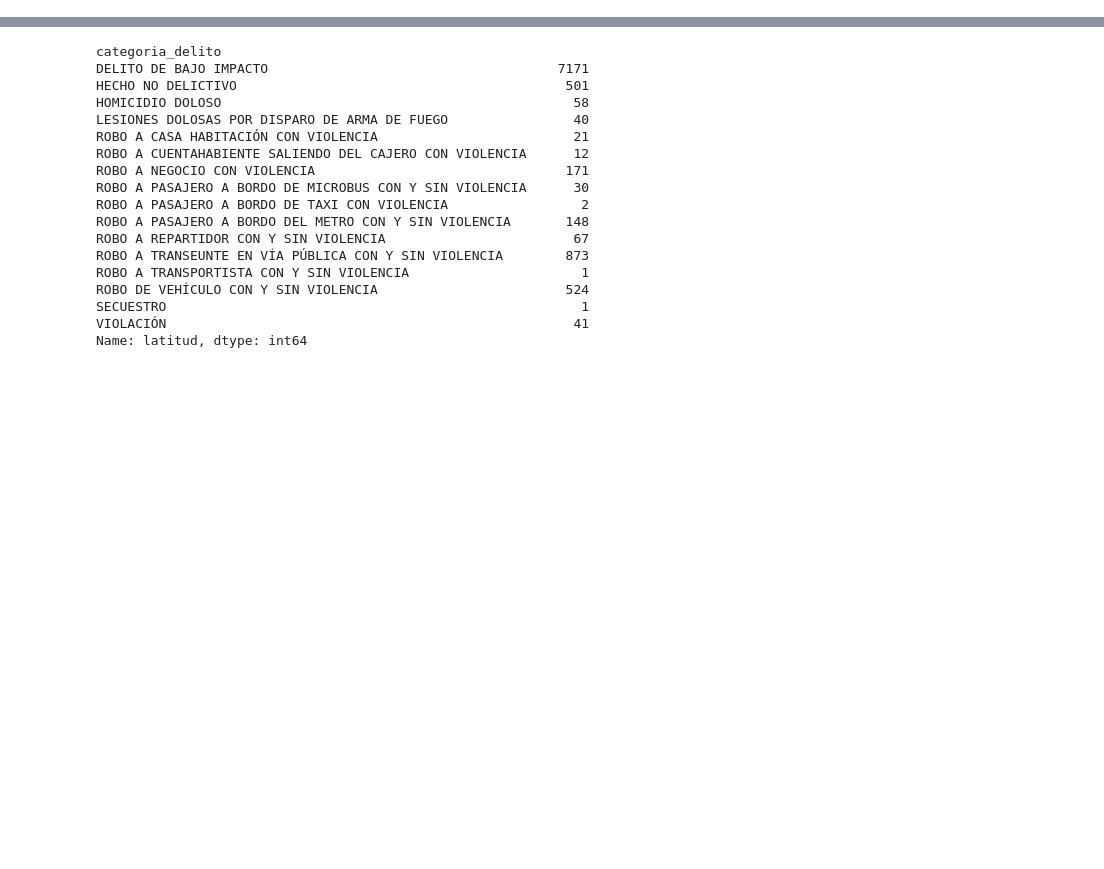
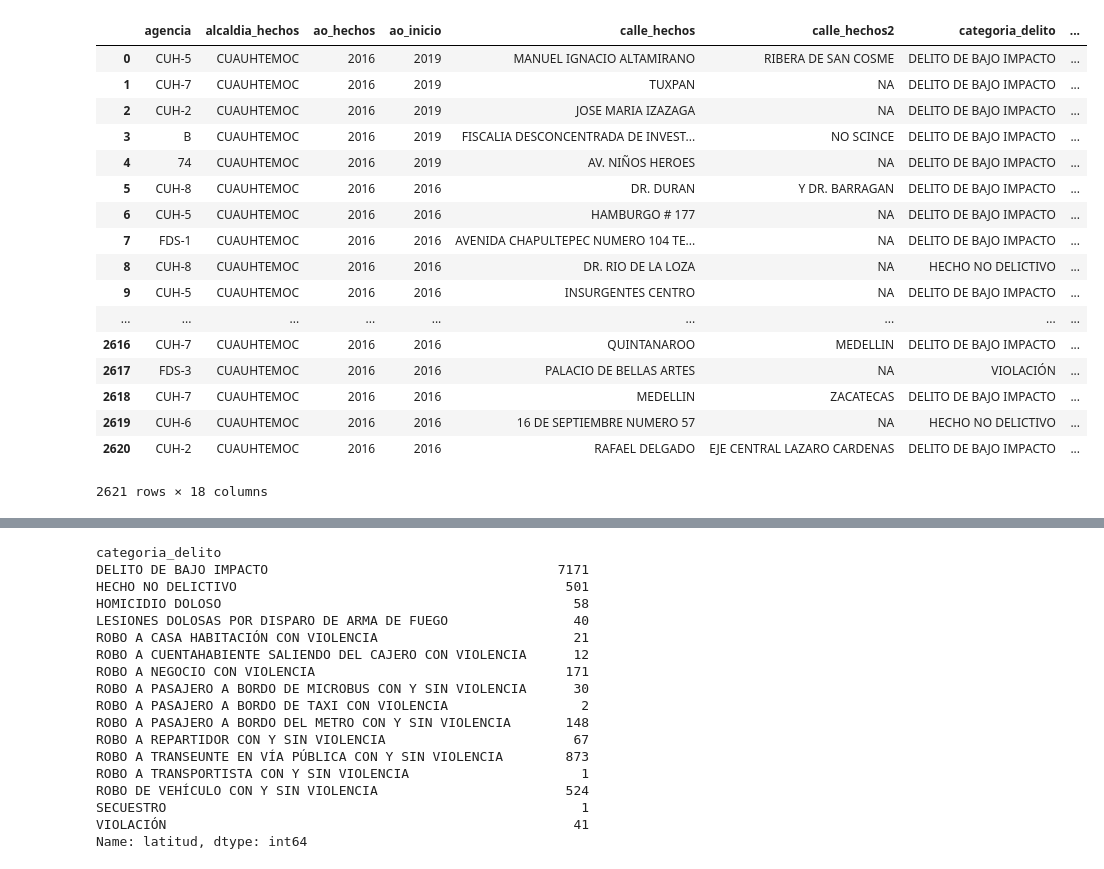
Before and after one commit to keita-dc/mexicocrime, a Jupyter notebook: mexico_crime.ipynb, the cells around one changed output, grey strips where cells are left out. Drawn from its saved outputs; the diff is of its cells as text; code cells hidden in the pictures; blank space fills up the shorter version.

```diff
--- a/mexico_crime.ipynb
+++ b/mexico_crime.ipynb
@@ -101,0 +105,21 @@ for resp in resps:
+# %%
+pd.DataFrame([dict["fields"] for dict in resps[0]["records"]])
+# %% [output]
+|  | agencia | alcaldia_hechos | ao_hechos | ao_inicio | calle_hechos | calle_hechos2 | categoria_delito | ... |
+| 0 | CUH-5 | CUAUHTEMOC | 2016 | 2019 | MANUEL IGNACIO ALTAMIRANO | RIBERA DE SAN COSME | DELITO DE BAJO IMPACTO | ... |
+| 1 | CUH-7 | CUAUHTEMOC | 2016 | 2019 | TUXPAN | NA | DELITO DE BAJO IMPACTO | ... |
+| 2 | CUH-2 | CUAUHTEMOC | 2016 | 2019 | JOSE MARIA IZAZAGA | NA | DELITO DE BAJO IMPACTO | ... |
+| 3 | B | CUAUHTEMOC | 2016 | 2019 | FISCALIA DESCONCENTRADA DE INVEST... | NO SCINCE | DELITO DE BAJO IMPACTO | ... |
+| 4 | 74 | CUAUHTEMOC | 2016 | 2019 | AV. NIÑOS HEROES | NA | DELITO DE BAJO IMPACTO | ... |
+| 5 | CUH-8 | CUAUHTEMOC | 2016 | 2016 | DR. DURAN | Y DR. BARRAGAN | DELITO DE BAJO IMPACTO | ... |
+| 6 | CUH-5 | CUAUHTEMOC | 2016 | 2016 | HAMBURGO # 177 | NA | DELITO DE BAJO IMPACTO | ... |
+| 7 | FDS-1 | CUAUHTEMOC | 2016 | 2016 | AVENIDA CHAPULTEPEC NUMERO 104 TE... | NA | DELITO DE BAJO IMPACTO | ... |
+| 8 | CUH-8 | CUAUHTEMOC | 2016 | 2016 | DR. RIO DE LA LOZA | NA | HECHO NO DELICTIVO | ... |
+| 9 | CUH-5 | CUAUHTEMOC | 2016 | 2016 | INSURGENTES CENTRO | NA | DELITO DE BAJO IMPACTO | ... |
+| ... | ... | ... | ... | ... | ... | ... | ... | ... |
+| 2616 | CUH-7 | CUAUHTEMOC | 2016 | 2016 | QUINTANAROO | MEDELLIN | DELITO DE BAJO IMPACTO | ... |
+| 2617 | FDS-3 | CUAUHTEMOC | 2016 | 2016 | PALACIO DE BELLAS ARTES | NA | VIOLACIÓN | ... |
+| 2618 | CUH-7 | CUAUHTEMOC | 2016 | 2016 | MEDELLIN | ZACATECAS | DELITO DE BAJO IMPACTO | ... |
+| 2619 | CUH-6 | CUAUHTEMOC | 2016 | 2016 | 16 DE SEPTIEMBRE NUMERO 57 | NA | HECHO NO DELICTIVO | ... |
+| 2620 | CUH-2 | CUAUHTEMOC | 2016 | 2016 | RAFAEL DELGADO | EJE CENTRAL LAZARO CARDENAS | DELITO DE BAJO IMPACTO | ... |
+2621 rows × 18 columns
```
Also changed, not shown: parts of 9 cells of this notebook.
